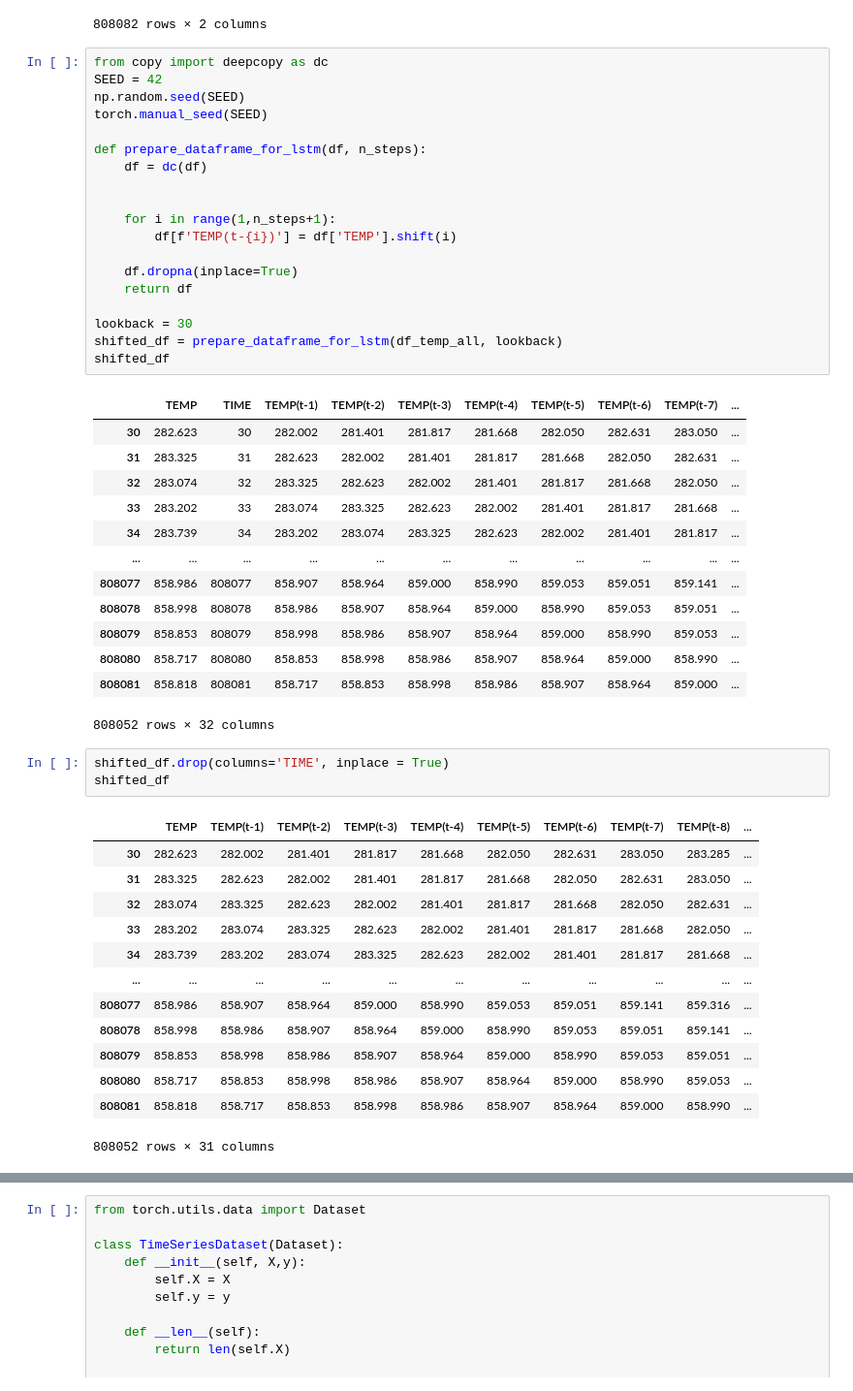
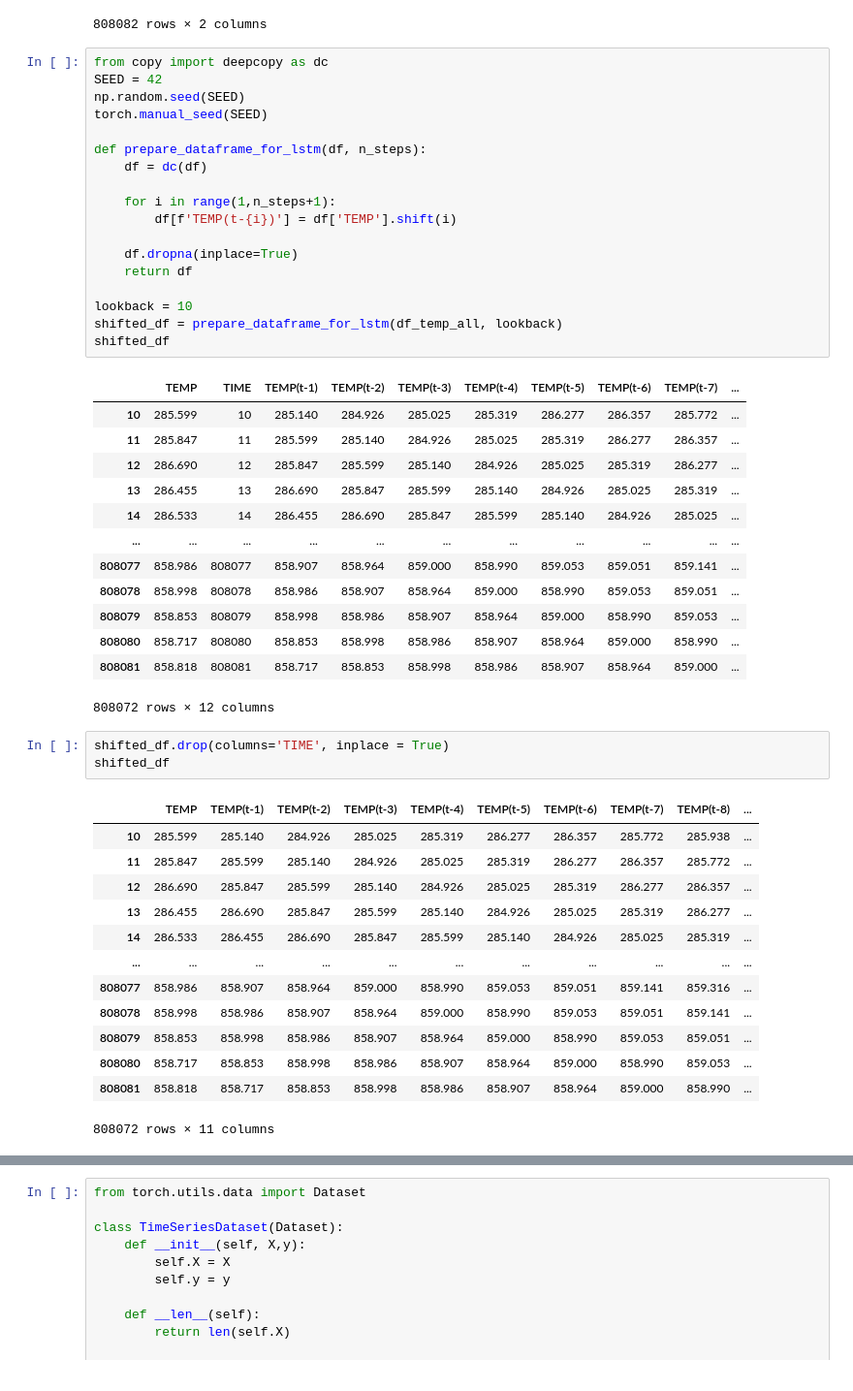
Before and after one commit to ksh914/hanhwa, a Jupyter notebook: deep_learning.ipynb, the cells around one changed output, grey strips where cells are left out. Shown at 97% size. Drawn from its saved outputs; the diff is of its cells as text.

```diff
--- a/deep_learning.ipynb
+++ b/deep_learning.ipynb
@@ -172,53 +172,52 @@ df_temp_all
 # %%
 from copy import deepcopy as dc
 SEED = 42
 np.random.seed(SEED)
 torch.manual_seed(SEED)
 
 def prepare_dataframe_for_lstm(df, n_steps):
     df = dc(df)
 
-
     for i in range(1,n_steps+1):
         df[f'TEMP(t-{i})'] = df['TEMP'].shift(i)
 
     df.dropna(inplace=True)
     return df
 
-lookback = 30
+lookback = 10
 shifted_df = prepare_dataframe_for_lstm(df_temp_all, lookback)
 shifted_df
 # %% [output]
 |  | TEMP | TIME | TEMP(t-1) | TEMP(t-2) | TEMP(t-3) | TEMP(t-4) | TEMP(t-5) | TEMP(t-6) | TEMP(t-7) | ... |
-| 30 | 282.623 | 30 | 282.002 | 281.401 | 281.817 | 281.668 | 282.050 | 282.631 | 283.050 | ... |
-| 31 | 283.325 | 31 | 282.623 | 282.002 | 281.401 | 281.817 | 281.668 | 282.050 | 282.631 | ... |
-| 32 | 283.074 | 32 | 283.325 | 282.623 | 282.002 | 281.401 | 281.817 | 281.668 | 282.050 | ... |
-| 33 | 283.202 | 33 | 283.074 | 283.325 | 282.623 | 282.002 | 281.401 | 281.817 | 281.668 | ... |
-| 34 | 283.739 | 34 | 283.202 | 283.074 | 283.325 | 282.623 | 282.002 | 281.401 | 281.817 | ... |
+| 10 | 285.599 | 10 | 285.140 | 284.926 | 285.025 | 285.319 | 286.277 | 286.357 | 285.772 | ... |
+| 11 | 285.847 | 11 | 285.599 | 285.140 | 284.926 | 285.025 | 285.319 | 286.277 | 286.357 | ... |
+| 12 | 286.690 | 12 | 285.847 | 285.599 | 285.140 | 284.926 | 285.025 | 285.319 | 286.277 | ... |
+| 13 | 286.455 | 13 | 286.690 | 285.847 | 285.599 | 285.140 | 284.926 | 285.025 | 285.319 | ... |
+| 14 | 286.533 | 14 | 286.455 | 286.690 | 285.847 | 285.599 | 285.140 | 284.926 | 285.025 | ... |
 | ... | ... | ... | ... | ... | ... | ... | ... | ... | ... | ... |
 | 808077 | 858.986 | 808077 | 858.907 | 858.964 | 859.000 | 858.990 | 859.053 | 859.051 | 859.141 | ... |
 | 808078 | 858.998 | 808078 | 858.986 | 858.907 | 858.964 | 859.000 | 858.990 | 859.053 | 859.051 | ... |
 | 808079 | 858.853 | 808079 | 858.998 | 858.986 | 858.907 | 858.964 | 859.000 | 858.990 | 859.053 | ... |
 | 808080 | 858.717 | 808080 | 858.853 | 858.998 | 858.986 | 858.907 | 858.964 | 859.000 | 858.990 | ... |
 | 808081 | 858.818 | 808081 | 858.717 | 858.853 | 858.998 | 858.986 | 858.907 | 858.964 | 859.000 | ... |
-808052 rows × 32 columns
+808072 rows × 12 columns
 # %%
 shifted_df.drop(columns='TIME', inplace = True)
 shifted_df
 # %% [output]
 |  | TEMP | TEMP(t-1) | TEMP(t-2) | TEMP(t-3) | TEMP(t-4) | TEMP(t-5) | TEMP(t-6) | TEMP(t-7) | TEMP(t-8) | ... |
-| 30 | 282.623 | 282.002 | 281.401 | 281.817 | 281.668 | 282.050 | 282.631 | 283.050 | 283.285 | ... |
-| 31 | 283.325 | 282.623 | 282.002 | 281.401 | 281.817 | 281.668 | 282.050 | 282.631 | 283.050 | ... |
-| 32 | 283.074 | 283.325 | 282.623 | 282.002 | 281.401 | 281.817 | 281.668 | 282.050 | 282.631 | ... |
-| 33 | 283.202 | 283.074 | 283.325 | 282.623 | 282.002 | 281.401 | 281.817 | 281.668 | 282.050 | ... |
-| 34 | 283.739 | 283.202 | 283.074 | 283.325 | 282.623 | 282.002 | 281.401 | 281.817 | 281.668 | ... |
+| 10 | 285.599 | 285.140 | 284.926 | 285.025 | 285.319 | 286.277 | 286.357 | 285.772 | 285.938 | ... |
+| 11 | 285.847 | 285.599 | 285.140 | 284.926 | 285.025 | 285.319 | 286.277 | 286.357 | 285.772 | ... |
+| 12 | 286.690 | 285.847 | 285.599 | 285.140 | 284.926 | 285.025 | 285.319 | 286.277 | 286.357 | ... |
+| 13 | 286.455 | 286.690 | 285.847 | 285.599 | 285.140 | 284.926 | 285.025 | 285.319 | 286.277 | ... |
+| 14 | 286.533 | 286.455 | 286.690 | 285.847 | 285.599 | 285.140 | 284.926 | 285.025 | 285.319 | ... |
 | ... | ... | ... | ... | ... | ... | ... | ... | ... | ... | ... |
 | 808077 | 858.986 | 858.907 | 858.964 | 859.000 | 858.990 | 859.053 | 859.051 | 859.141 | 859.316 | ... |
 | 808078 | 858.998 | 858.986 | 858.907 | 858.964 | 859.000 | 858.990 | 859.053 | 859.051 | 859.141 | ... |
 | 808079 | 858.853 | 858.998 | 858.986 | 858.907 | 858.964 | 859.000 | 858.990 | 859.053 | 859.051 | ... |
 | 808080 | 858.717 | 858.853 | 858.998 | 858.986 | 858.907 | 858.964 | 859.000 | 858.990 | 859.053 | ... |
 | 808081 | 858.818 | 858.717 | 858.853 | 858.998 | 858.986 | 858.907 | 858.964 | 859.000 | 858.990 | ... |
-808052 rows × 31 columns
+808072 rows × 11 columns
 # %%
 X = shifted_df.values
 X
```
Also changed, not shown: parts of 25 cells of this notebook, 4 other files.
